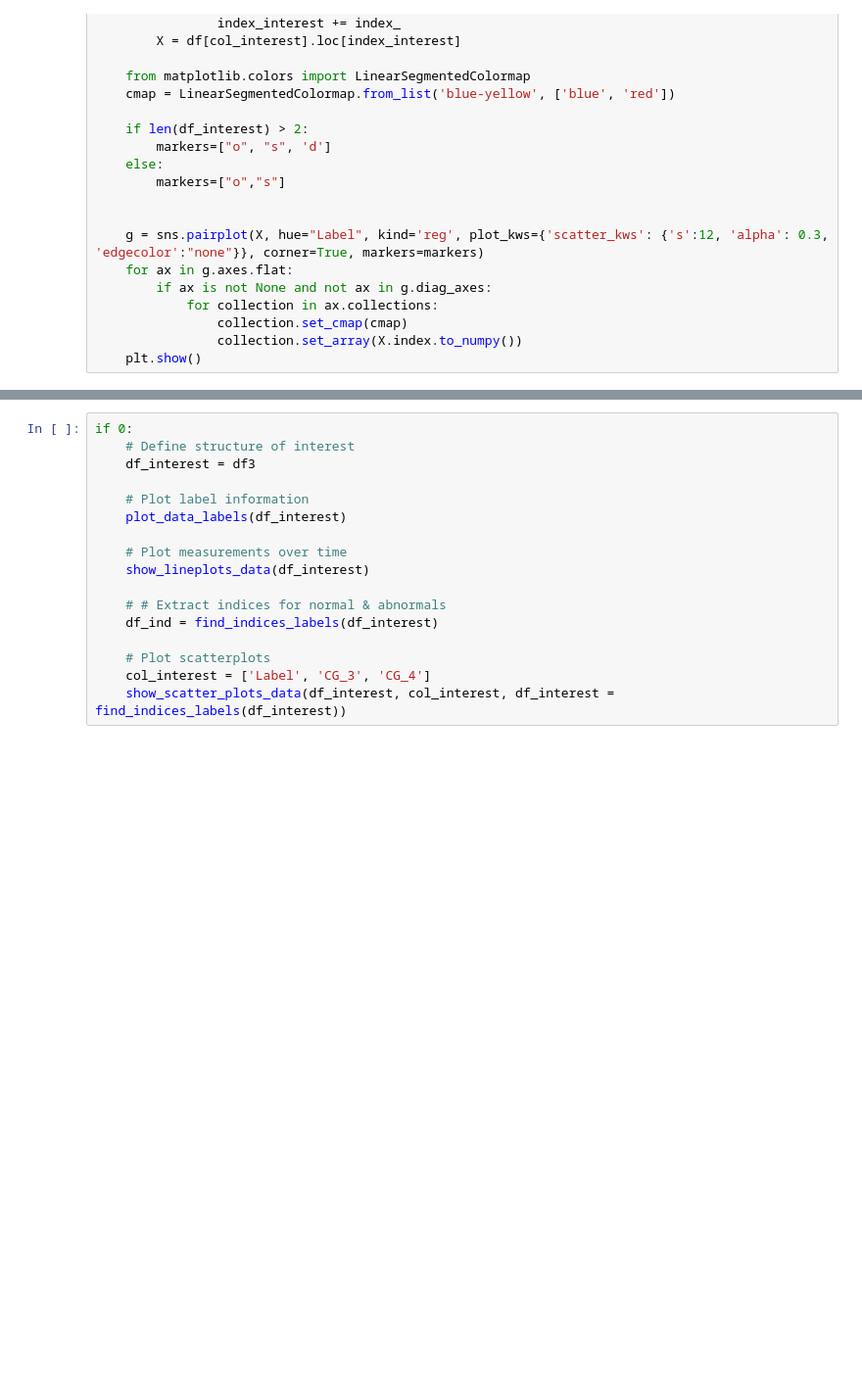
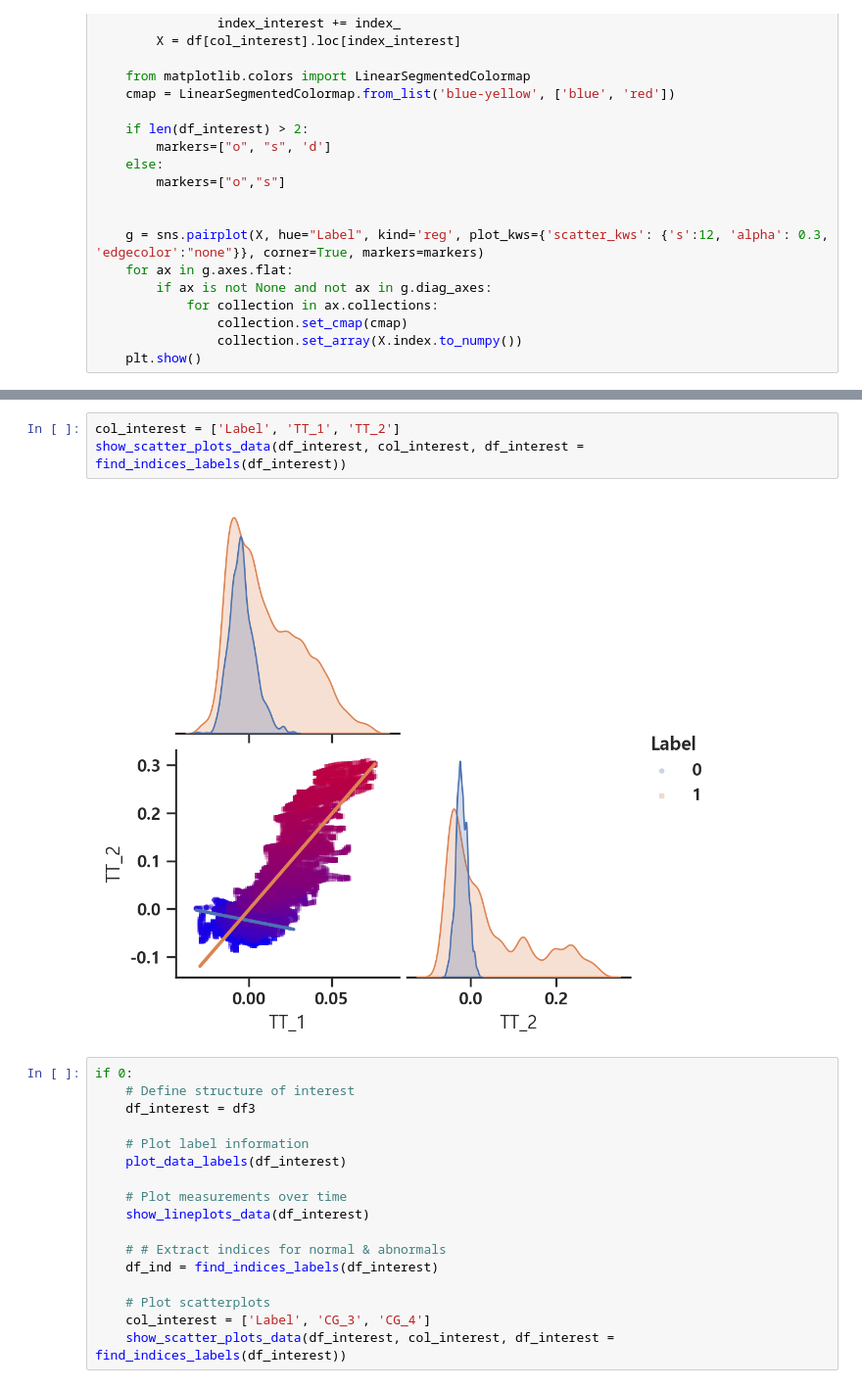
Before and after one commit to seungsab/Robust_Outlier_detection, a Jupyter notebook: 20230712_인천항_데이터_항만인프라/Step1_Expoloratory_Data_Analysis_Incheon_porTinfra.ipynb, the cells around one changed output, grey strips where cells are left out. Shown at 98% size. Cells and saved outputs as stored; diff of their text form; blank space fills up the shorter version.

```diff
--- a/20230712_인천항_데이터_항만인프라/Step1_Expoloratory_Data_Analysis_Incheon_porTinfra.ipynb
+++ b/20230712_인천항_데이터_항만인프라/Step1_Expoloratory_Data_Analysis_Incheon_porTinfra.ipynb
@@ -206,3 +213,8 @@ show_scatter_plots_data(df_interest, col_interest, df_interest = find_indices_la
+# %%
+col_interest = ['Label', 'TT_1', 'TT_2']
+show_scatter_plots_data(df_interest, col_interest, df_interest = find_indices_labels(df_interest))
+# %% [output]
+[figure, added]
 # %%
 if 0:
     # Define structure of interest
```
Also changed, not shown: parts of 19 cells of this notebook, 5 other files.
